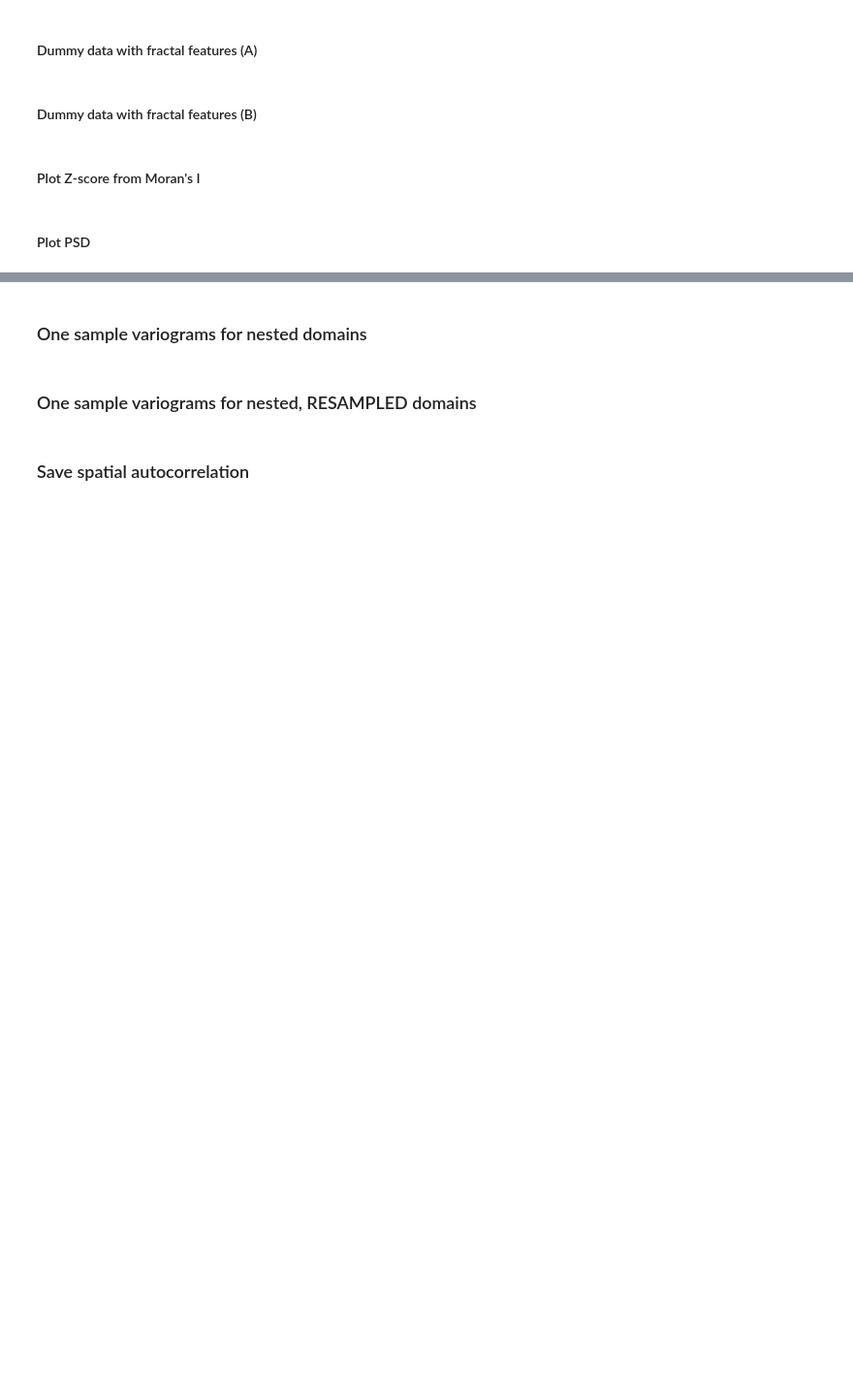
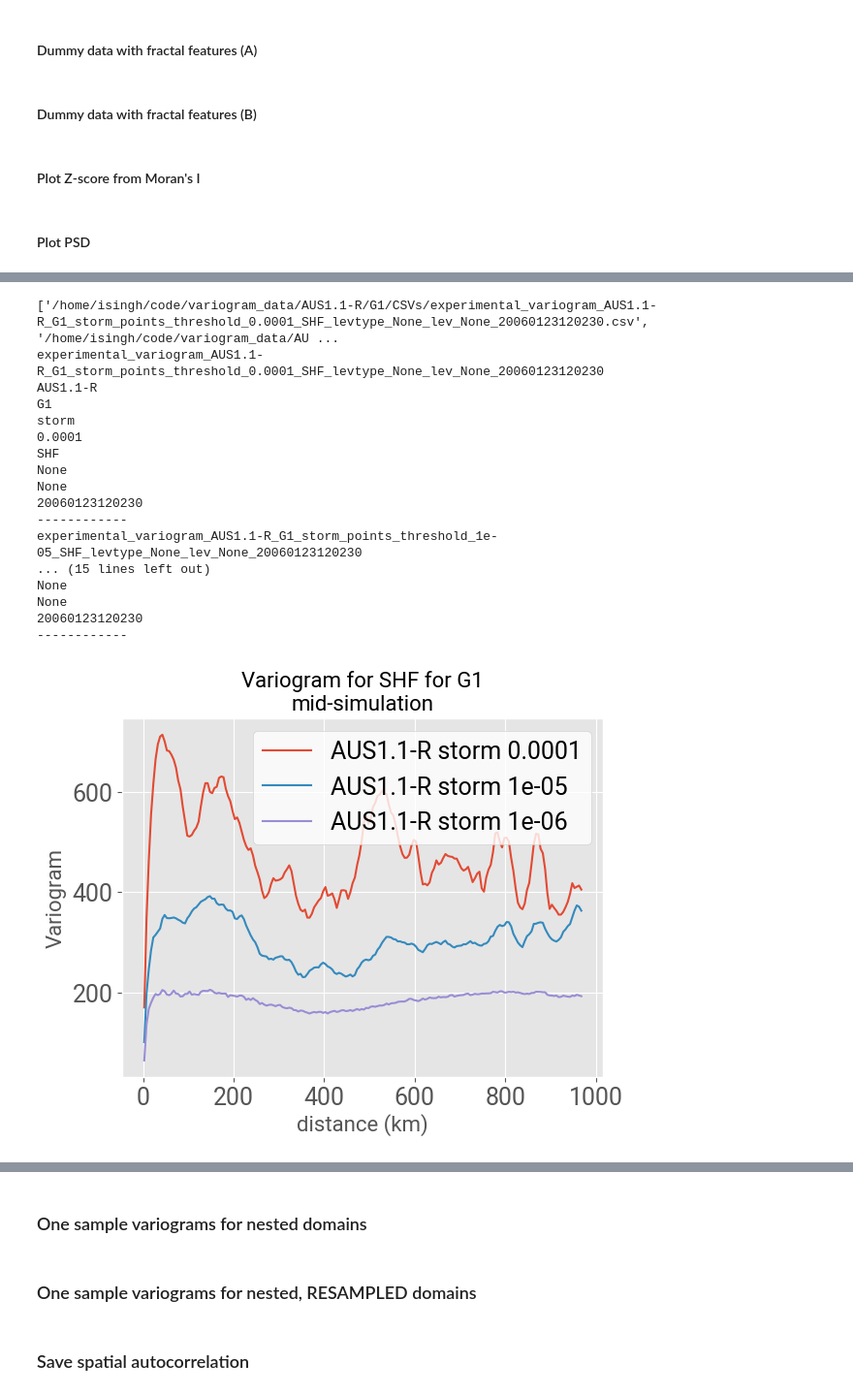
Before and after one commit to itinderjot/model_data_analysis, a Jupyter notebook: INCUS_complete.ipynb, the cells around one changed output, grey strips where cells are left out. Shown at 97% size. Cells and saved outputs as stored; diff of their text form; code cells hidden in the pictures; blank space fills up the shorter version.

Commit message:
separate variogram saving and plotting

```diff
--- a/INCUS_complete.ipynb
+++ b/INCUS_complete.ipynb
@@ -11316,0 +11446,23 @@ getting random coordinates over  storm  points
+# %%
+vario_files = sorted(glob.glob('/home/isingh/code/variogram_data/AUS1.1-R/G1/CSVs/*storm*SHF*.csv'))
+print(vario_files)
+plot_variogram_from_csv(vario_files,None,None)
+# %% [output]
+['/home/isingh/code/variogram_data/AUS1.1-R/G1/CSVs/experimental_variogram_AUS1.1-R_G1_storm_points_threshold_0.0001_SHF_levtype_None_lev_None_20060123120230.csv', '/home/isingh/code/variogram_data/AU ...
+experimental_variogram_AUS1.1-R_G1_storm_points_threshold_0.0001_SHF_levtype_None_lev_None_20060123120230
+AUS1.1-R
+G1
+storm
+0.0001
+SHF
+None
+None
+20060123120230
+------------
+experimental_variogram_AUS1.1-R_G1_storm_points_threshold_1e-05_SHF_levtype_None_lev_None_20060123120230
+... (15 lines left out)
+None
+None
+20060123120230
+------------
+[figure, added]
```
Also changed, not shown: parts of 10 cells of this notebook, 3 other files.
